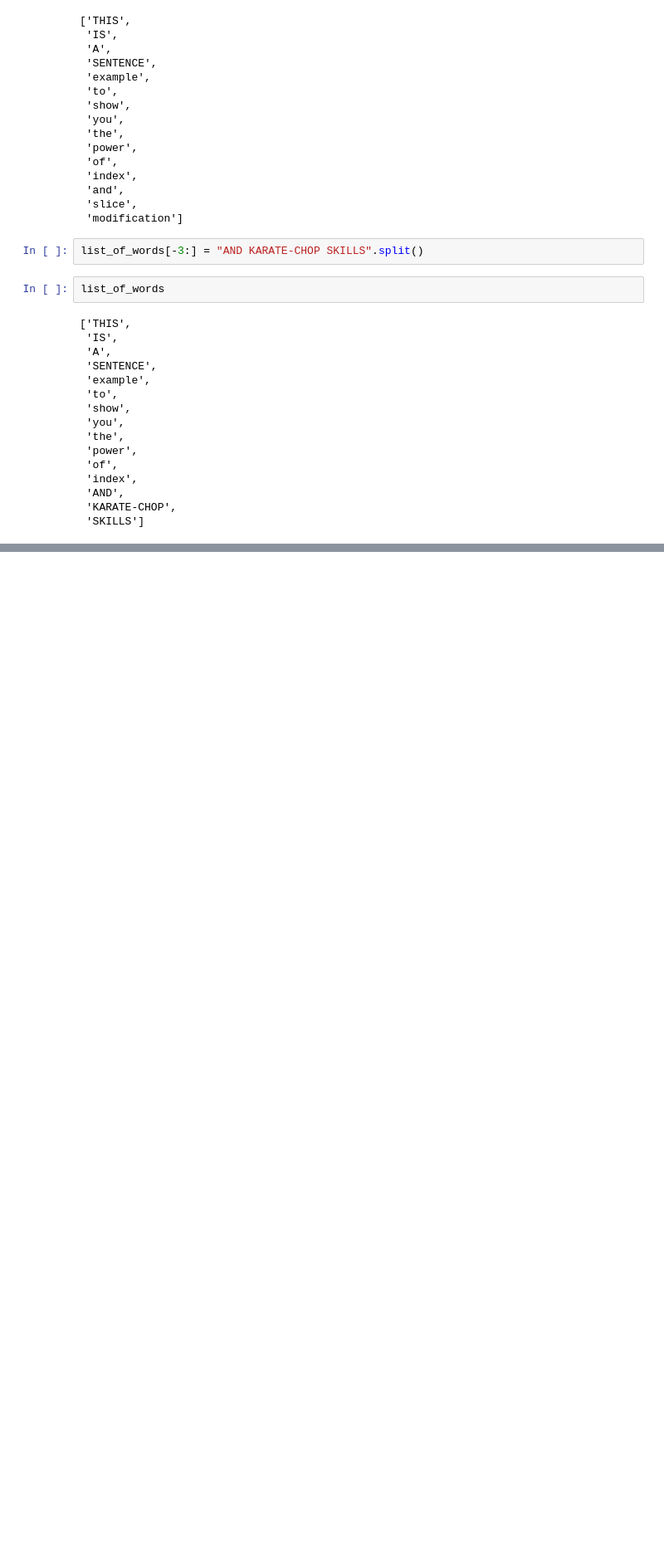
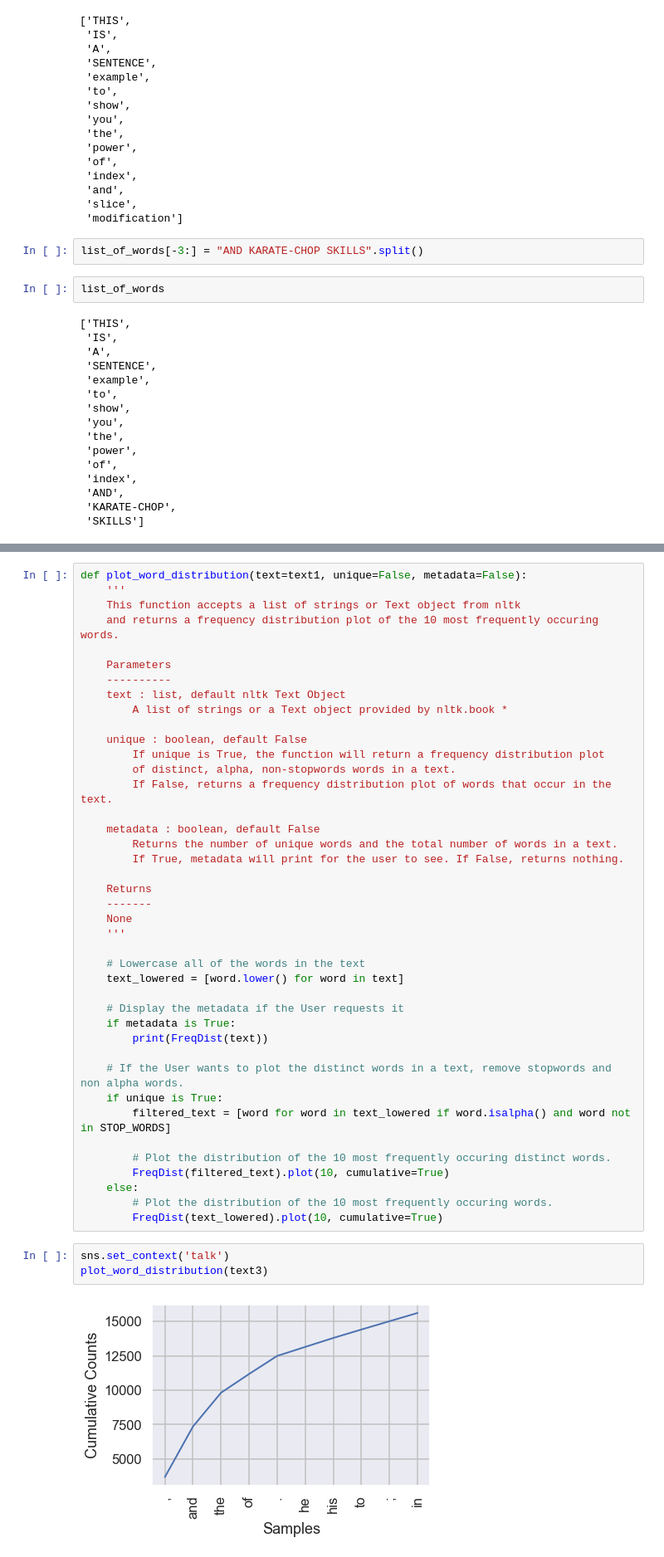
Before and after one commit to Promeos/natural-language-processing-exercises, a Jupyter notebook: nltk_textbook/intro_to_nltk.ipynb, the cells around one changed output, grey strips where cells are left out. Shown at 83% size. Cells and saved outputs as stored; diff of their text form; blank space fills up the shorter version.

```diff
--- a/nltk_textbook/intro_to_nltk.ipynb
+++ b/nltk_textbook/intro_to_nltk.ipynb
@@ -511,0 +556,46 @@ list_of_words
+# %%
+def plot_word_distribution(text=text1, unique=False, metadata=False):
+    '''
+    This function accepts a list of strings or Text object from nltk
+    and returns a frequency distribution plot of the 10 most frequently occuring words.
+
+    Parameters
+    ----------
+    text : list, default nltk Text Object
+        A list of strings or a Text object provided by nltk.book *
+
+    unique : boolean, default False
+        If unique is True, the function will return a frequency distribution plot
+        of distinct, alpha, non-stopwords words in a text.
+        If False, returns a frequency distribution plot of words that occur in the text.
+
+    metadata : boolean, default False
+        Returns the number of unique words and the total number of words in a text.
+        If True, metadata will print for the user to see. If False, returns nothing.
+
+    Returns
+    -------
+    None
+    '''
+
+    # Lowercase all of the words in the text
+    text_lowered = [word.lower() for word in text]
+
+    # Display the metadata if the User requests it
+    if metadata is True:
+        print(FreqDist(text))
+
+    # If the User wants to plot the distinct words in a text, remove stopwords and non alpha words.
+    if unique is True:
+        filtered_text = [word for word in text_lowered if word.isalpha() and word not in STOP_WORDS]
+
+        # Plot the distribution of the 10 most frequently occuring distinct words.
+        FreqDist(filtered_text).plot(10, cumulative=True)
+    else:
+        # Plot the distribution of the 10 most frequently occuring words.
+        FreqDist(text_lowered).plot(10, cumulative=True)
+# %%
+sns.set_context('talk')
+plot_word_distribution(text3)
+# %% [output]
+[figure, added]
```
Also changed, not shown: parts of 14 cells of this notebook.
